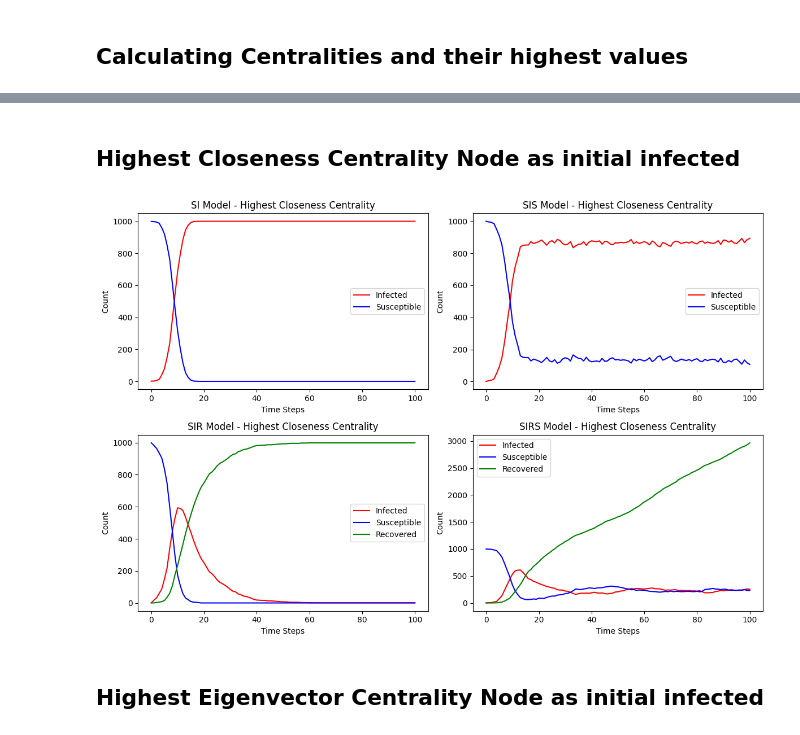
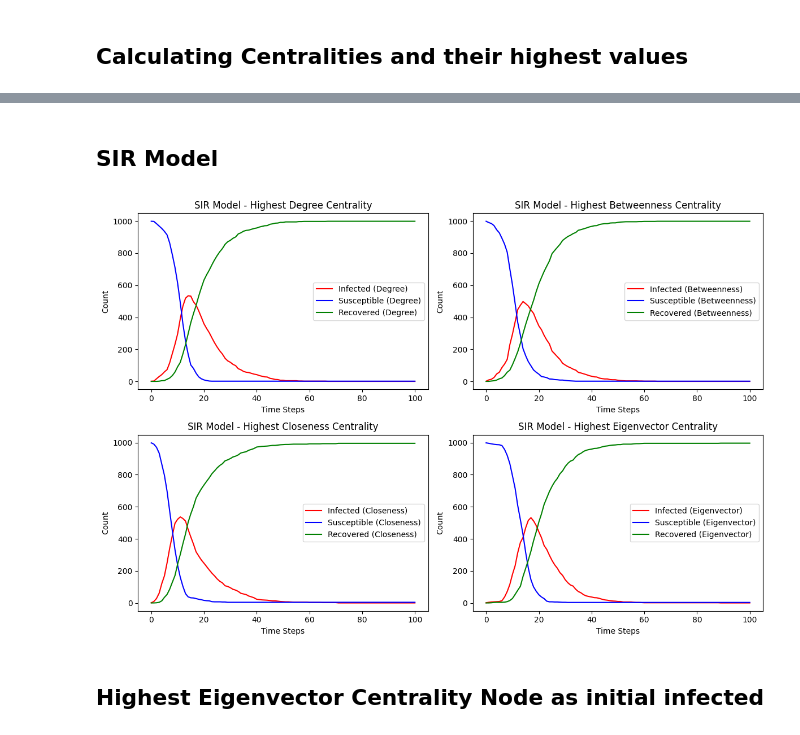
Before and after one commit to CosmoAshutosh/Social_Network_analysis, a Jupyter notebook: Epidimic_Models_Analysis/Epidimic_Model.ipynb, the cells around one changed output, grey strips where cells are left out. Drawn from its saved outputs; the diff is of its cells as text; code cells hidden in the pictures.

```diff
--- a/Epidimic_Models_Analysis/Epidimic_Model.ipynb
+++ b/Epidimic_Models_Analysis/Epidimic_Model.ipynb
@@ -268,4 +262,4 @@ plt.show()
-# %% [markdown]
-## Highest Closeness Centrality Node as initial infected
+# %% [markdown]
+## SIR Model
 # %%
 # Simulate epidemic models
@@ -276,54 +270,55 @@ sirs_infected = sirs_model(G, initial_infected_closeness, beta, gamma, mu, num_s
 # %%
 # Plotting
-steps = list(range(num_steps + 1))
 plt.figure(figsize=(12, 8))
 
-# SI model
+# SIR model with initial infected node chosen based on highest degree centrality
 plt.subplot(2, 2, 1)
-si_susceptible, si_infected = si_model(G, initial_infected_closeness, beta, num_steps)
-plt.plot(steps, si_infected, label='Infected', color='red')
-plt.plot(steps, si_susceptible, label='Susceptible', color='blue')
+sir_susceptible_degree, sir_infected_degree, sir_recovered_degree = sir_model(G, initial_infected_degree, beta, gamma, num_steps)
+plt.plot(steps, sir_infected_degree, label='Infected (Degree)', color='red')
+plt.plot(steps, sir_susceptible_degree, label='Susceptible (Degree)', color='blue')
+plt.plot(steps, sir_recovered_degree, label='Recovered (Degree)', color='green')
 plt.xlabel('Time Steps')
 plt.ylabel('Count')
-plt.title('SI Model - Highest Closeness Centrality')
+plt.title('SIR Model - Highest Degree Centrality')
 plt.legend()
 
-# SIS model
+# SIR model with initial infected node chosen based on highest betweenness centrality
 plt.subplot(2, 2, 2)
-sis_susceptible, sis_infected = sis_model(G, initial_infected_closeness, beta, gamma, num_steps)
-plt.plot(steps, sis_infected, label='Infected', color='red')
-plt.plot(steps, sis_susceptible, label='Susceptible', color='blue')
+sir_susceptible_betweenness, sir_infected_betweenness, sir_recovered_betweenness = sir_model(G, initial_infected_betweenness, beta, gamma, num_steps)
+plt.plot(steps, sir_infected_betweenness, label='Infected (Betweenness)', color='red')
+plt.plot(steps, sir_susceptible_betweenness, label='Susceptible (Betweenness)', color='blue')
+plt.plot(steps, sir_recovered_betweenness, label='Recovered (Betweenness)', color='green')
 plt.xlabel('Time Steps')
 plt.ylabel('Count')
-plt.title('SIS Model - Highest Closeness Centrality')
+plt.title('SIR Model - Highest Betweenness Centrality')
 plt.legend()
 
-# SIR model
+# SIR model with initial infected node chosen based on highest closeness centrality
 plt.subplot(2, 2, 3)
-sir_susceptible, sir_infected, sir_recovered = sir_model(G, initial_infected_closeness, beta, gamma, num_steps)
-plt.plot(steps, sir_infected, label='Infected', color='red')
-plt.plot(steps, sir_susceptible, label='Susceptible', color='blue')
-plt.plot(steps, sir_recovered, label='Recovered', color='green')
+sir_susceptible_closeness, sir_infected_closeness, sir_recovered_closeness = sir_model(G, initial_infected_closeness, beta, gamma, num_steps)
+plt.plot(steps, sir_infected_closeness, label='Infected (Closeness)', color='red')
+plt.plot(steps, sir_susceptible_closeness, label='Susceptible (Closeness)', color='blue')
+plt.plot(steps, sir_recovered_closeness, label='Recovered (Closeness)', color='green')
 plt.xlabel('Time Steps')
 plt.ylabel('Count')
 plt.title('SIR Model - Highest Closeness Centrality')
 plt.legend()
 
-# SIRS model
+# SIR model with initial infected node chosen based on highest eigenvector centrality
 plt.subplot(2, 2, 4)
-sirs_susceptible, sirs_infected, sirs_recovered = sirs_model(G, initial_infected_closeness, beta, gamma, mu, num_steps)
-plt.plot(steps, sirs_infected, label='Infected', color='red')
-plt.plot(steps, sirs_susceptible, label='Susceptible', color='blue')
-plt.plot(steps, sirs_recovered, label='Recovered', color='green')
+sir_susceptible_eigenvector, sir_infected_eigenvector, sir_recovered_eigenvector = sir_model(G, initial_infected_eigenvector, beta, gamma, num_steps)
+plt.plot(steps, sir_infected_eigenvector, label='Infected (Eigenvector)', color='red')
+plt.plot(steps, sir_susceptible_eigenvector, label='Susceptible (Eigenvector)', color='blue')
+plt.plot(steps, sir_recovered_eigenvector, label='Recovered (Eigenvector)', color='green')
 plt.xlabel('Time Steps')
 plt.ylabel('Count')
-plt.title('SIRS Model - Highest Closeness Centrality')
+plt.title('SIR Model - Highest Eigenvector Centrality')
 plt.legend()
 
 plt.tight_layout()
 plt.show()
 # %% [output]
-[figure, old version]
+[figure, new version]
 # %% [markdown]
 ## Highest Eigenvector Centrality Node as initial infected
 # %%
```
Also changed, not shown: parts of 13 cells of this notebook.
